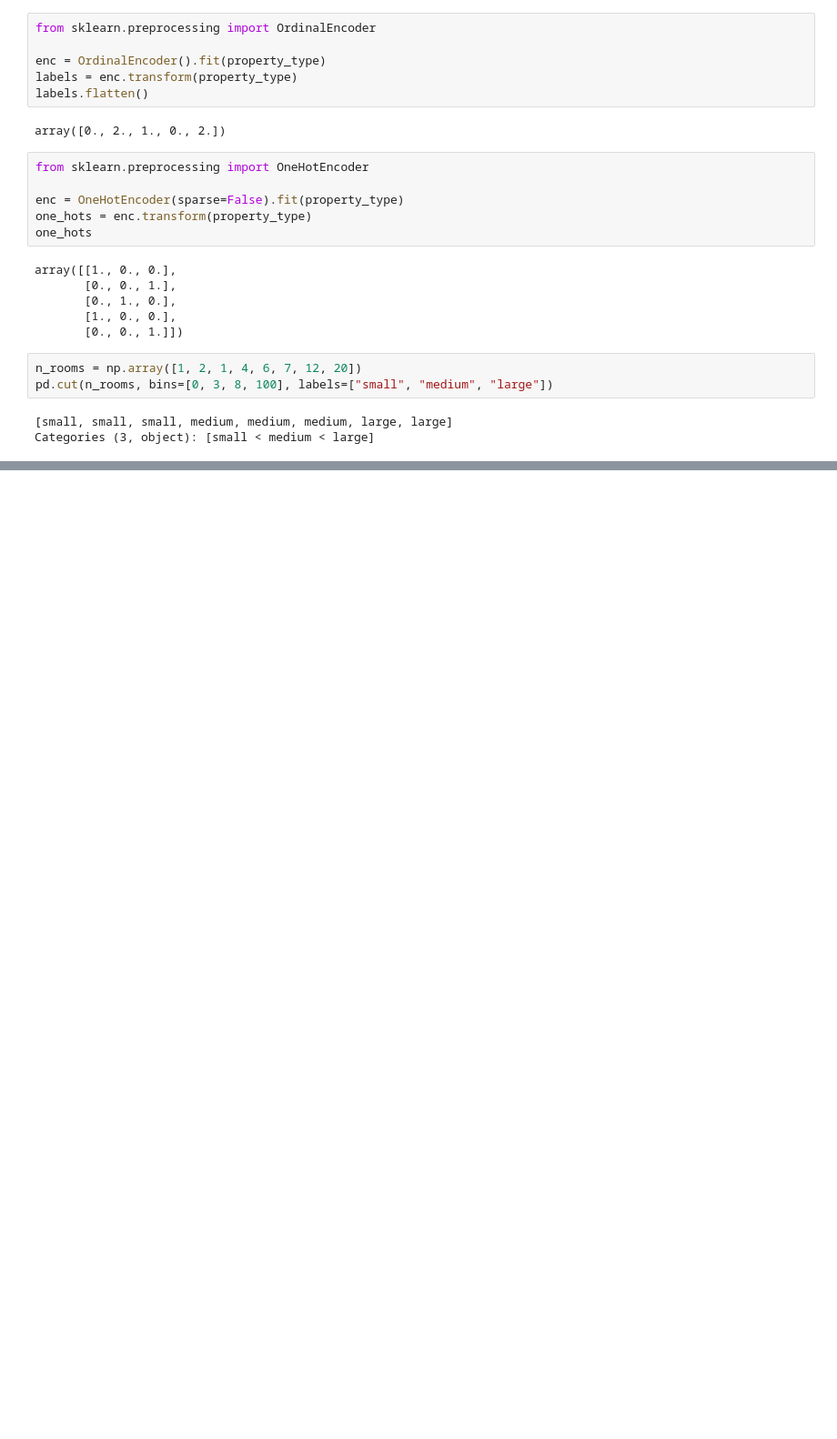
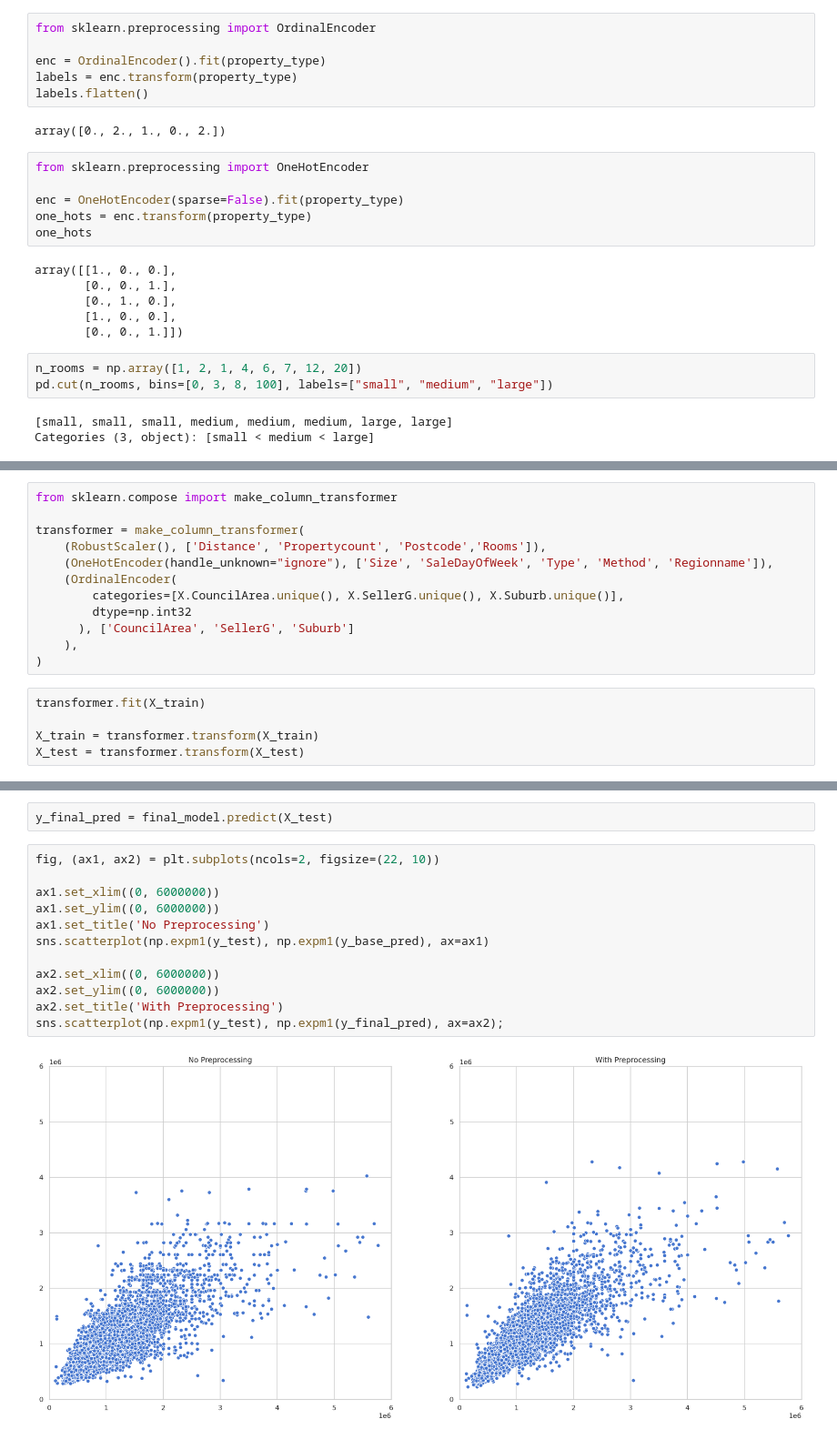
Before and after one commit to JavierOramas/HGML, a Jupyter notebook: lesson5.ipynb, the cells around one changed output, grey strips where cells are left out. Shown: that part at 91% size. Cells and saved outputs as stored; diff of their text form; blank space fills up the shorter version.

Commit message:
data preprocessing

```diff
--- a/lesson5.ipynb
+++ b/lesson5.ipynb
@@ -101,0 +165,17 @@ Categories (3, object): [small < medium < large]
+# %%
+from sklearn.compose import make_column_transformer
+
+transformer = make_column_transformer(
+    (RobustScaler(), ['Distance', 'Propertycount', 'Postcode','Rooms']),
+    (OneHotEncoder(handle_unknown="ignore"), ['Size', 'SaleDayOfWeek', 'Type', 'Method', 'Regionname']),
+    (OrdinalEncoder(
+        categories=[X.CouncilArea.unique(), X.SellerG.unique(), X.Suburb.unique()],
+        dtype=np.int32
+      ), ['CouncilArea', 'SellerG', 'Suburb']
+    ),
+)
+# %%
+transformer.fit(X_train)
+
+X_train = transformer.transform(X_train)
+X_test = transformer.transform(X_test)
@@ -101,0 +193,16 @@ Categories (3, object): [small < medium < large]
+# %%
+y_final_pred = final_model.predict(X_test)
+# %%
+fig, (ax1, ax2) = plt.subplots(ncols=2, figsize=(22, 10))
+
+ax1.set_xlim((0, 6000000))
+ax1.set_ylim((0, 6000000))
+ax1.set_title('No Preprocessing')
+sns.scatterplot(np.expm1(y_test), np.expm1(y_base_pred), ax=ax1)
+
+ax2.set_xlim((0, 6000000))
+ax2.set_ylim((0, 6000000))
+ax2.set_title('With Preprocessing')
+sns.scatterplot(np.expm1(y_test), np.expm1(y_final_pred), ax=ax2);
+# %% [output]
+[figure, added]
```
Also changed, not shown: parts of 14 cells of this notebook.
